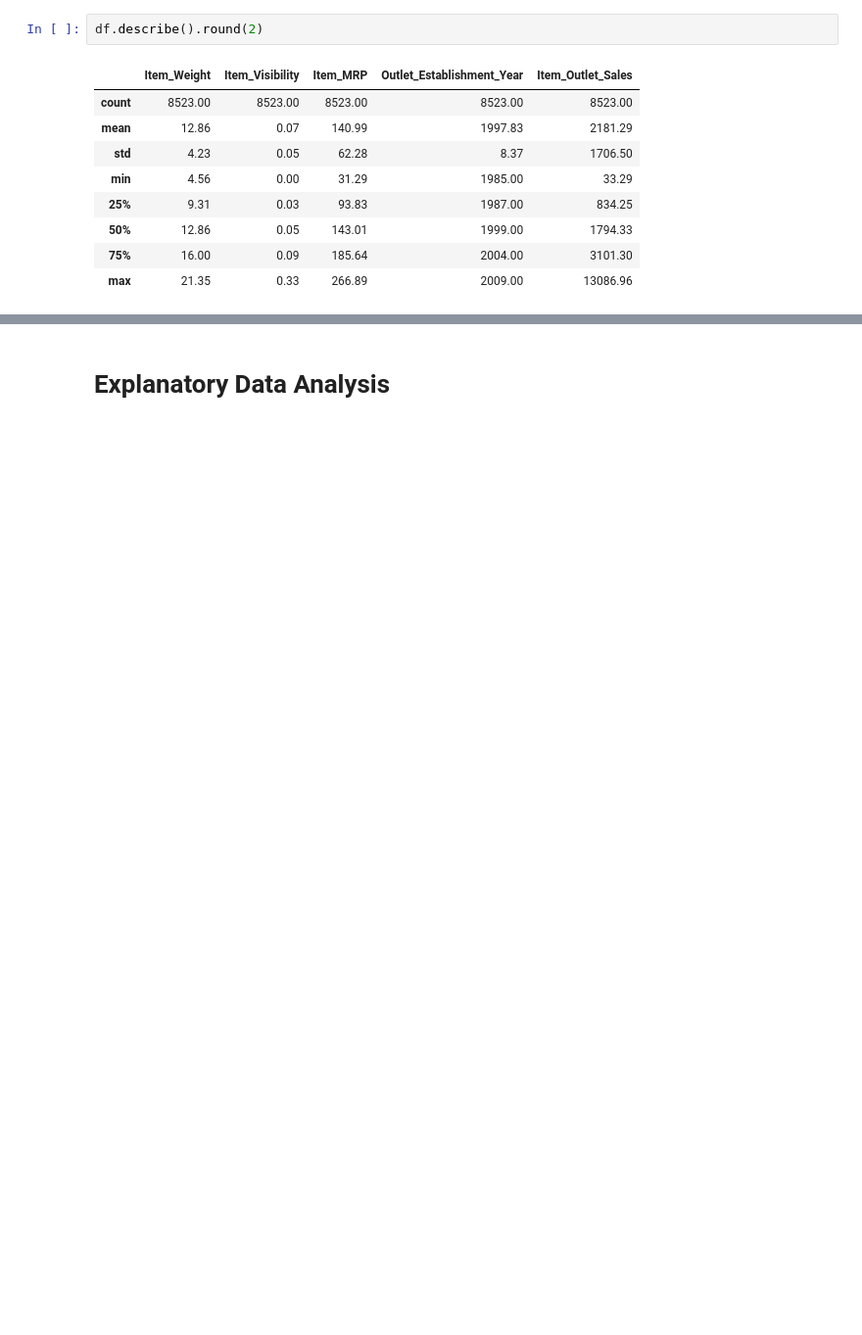
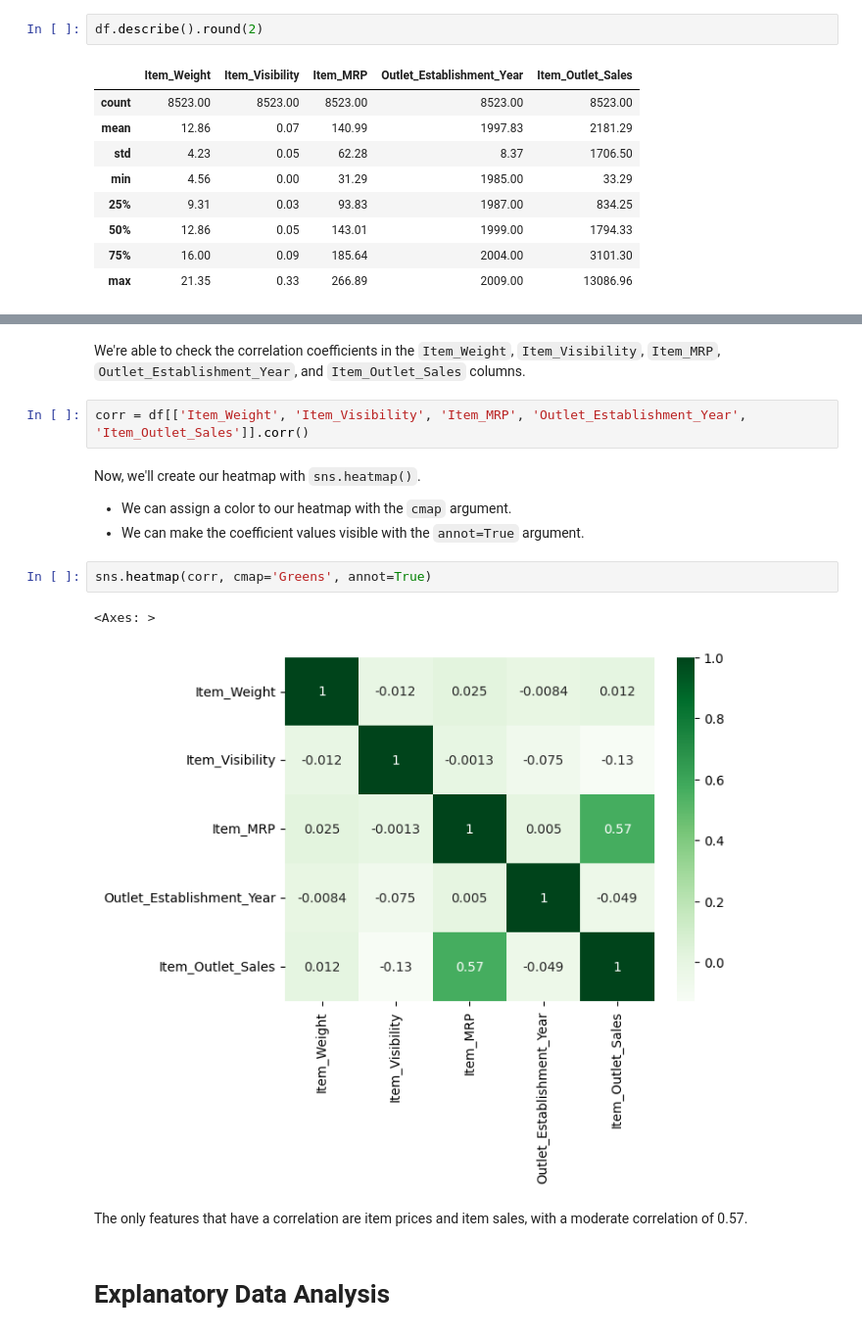
Before and after one commit to chrispydocodes/Prediction-of-Project-Sales, a Jupyter notebook: Project_1_Chris_Do.ipynb, the cells around one changed output, grey strips where cells are left out. Shown: that part at 98% size. Drawn from its saved outputs; the diff is of its cells as text; blank space fills up the shorter version.

```diff
--- a/Project_1_Chris_Do.ipynb
+++ b/Project_1_Chris_Do.ipynb
@@ -284,2 +381,17 @@ df.describe().round(2)
+# %% [markdown]
+We're able to check the correlation coefficients in the `Item_Weight`, `Item_Visibility`, `Item_MRP`, `Outlet_Establishment_Year`, and `Item_Outlet_Sales` columns.
+# %%
+corr = df[['Item_Weight', 'Item_Visibility', 'Item_MRP', 'Outlet_Establishment_Year', 'Item_Outlet_Sales']].corr()
+# %% [markdown]
+Now, we'll create our heatmap with `sns.heatmap()`.
+- We can assign a color to our heatmap with the `cmap` argument.
+- We can make the coefficient values visible with the `annot=True` argument.
+# %%
+sns.heatmap(corr, cmap='Greens', annot=True)
+# %% [output]
+<Axes: >
+[figure, added]
+# %% [markdown]
+The only features that have a correlation are item prices and item sales, with a moderate correlation of 0.57.
 # %% [markdown]
 # Explanatory Data Analysis
```
Also changed, not shown: parts of 37 cells of this notebook.
